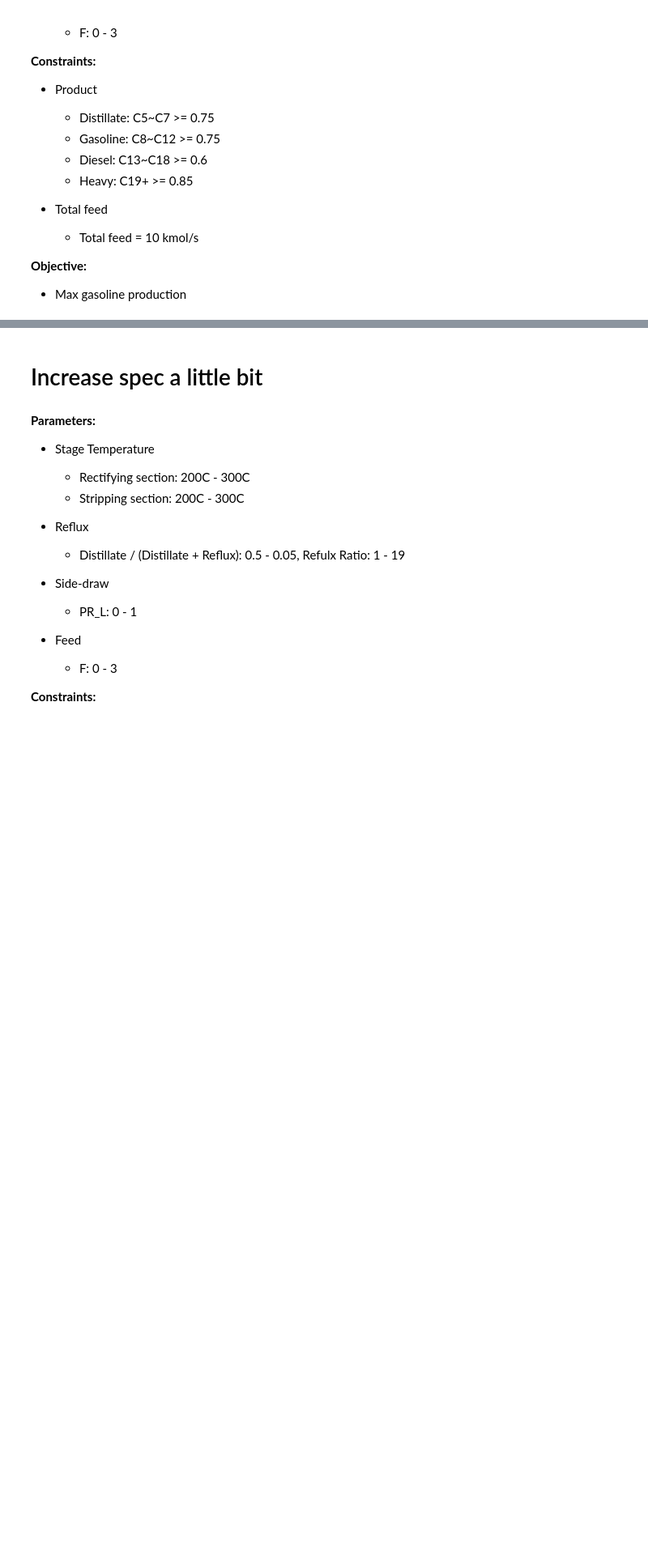
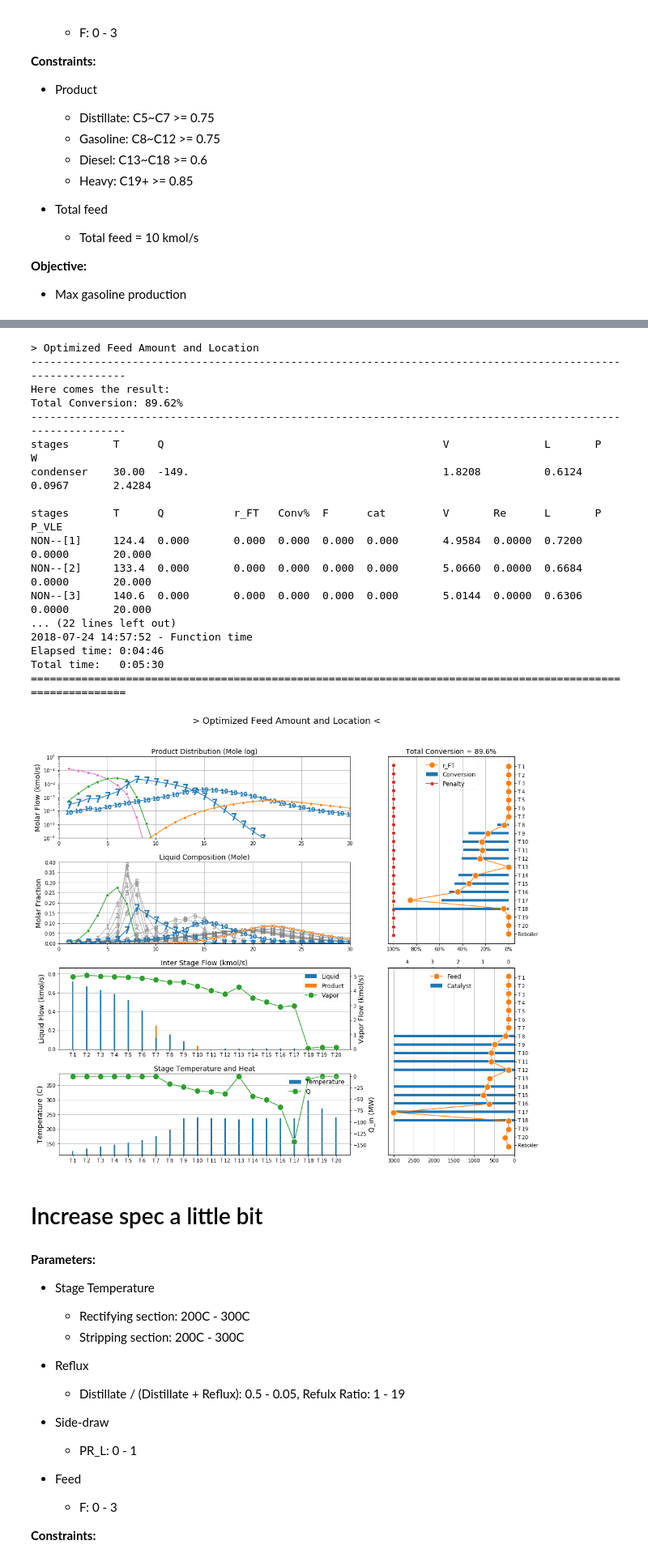
Before and after one commit to naienh/FT-Reactive-Distillation-Pyomo, a Jupyter notebook: showcase/3rd_level/Optimization_Product_Temperature_Reflux_Draw.ipynb, the cells around one changed output, grey strips where cells are left out. Shown at 81% size. Cells and saved outputs as stored; diff of their text form; code cells hidden in the pictures; blank space fills up the shorter version.

Commit message:
demo of MPCC mode switching during optimization

```diff
--- a/showcase/3rd_level/Optimization_Product_Temperature_Reflux_Draw.ipynb
+++ b/showcase/3rd_level/Optimization_Product_Temperature_Reflux_Draw.ipynb
@@ -46,4 +77,4 @@ with open('./log/model/stage_20_base.pickle','rb') as f:
 # %%
-# for j in model.reactive:
-#     model.reactive[j].MPCC.pf.fix(0)
-# model.reboiler.MPCC.pf.fix(0)
+for j in model.reactive:
+    select_MPCC(model.reactive[j],'pf')
+select_MPCC(model.reboiler,'pf')
@@ -63,0 +99,3 @@ opt.options['mu_init'] = 1e-6
+# %%
+model.del_component(model.obj)
+model.obj = augmented_objective(pe,model,expr = sum(model.reactive[j].T for j in model.TRAY_reactive), sense = pe.maximize)
@@ -111,13 +196,13 @@ model.quality_coefficient = pe.Param(within=pe.NonNegativeReals,mutable=True,ini
 # %%
 model.product_spec_con = pe.ConstraintList()
 # %%
-model.product_spec_con.add(expr = sum(model.condenser.x[i] for i in product['napha']) >= \
+model.product_spec_con.add(expr = sum(model.condenser.x[i] for i in m.PRODUCT_cnumber['naphtha']) >= \
                            model.quality_coefficient*0.75*sum(model.condenser.x[i] for i in m.COMP_ORG));
-model.product_spec_con.add(expr = sum(model.reactive[7].x[i] for i in product['gasoline']) >= \
+model.product_spec_con.add(expr = sum(model.reactive[7].x[i] for i in m.PRODUCT_cnumber['gasoline']) >= \
                            model.quality_coefficient*0.75*sum(model.reactive[7].x[i] for i in m.COMP_ORG));
-model.product_spec_con.add(expr = sum(model.reactive[10].x[i] for i in product['diesel']) >= \
+model.product_spec_con.add(expr = sum(model.reactive[10].x[i] for i in m.PRODUCT_cnumber['diesel']) >= \
                            model.quality_coefficient*0.6*sum(model.reactive[10].x[i] for i in m.COMP_ORG));
-model.product_spec_con.add(expr = sum(model.reboiler.x[i] for i in product['heavy']) >= \
+model.product_spec_con.add(expr = sum(model.reboiler.x[i] for i in m.PRODUCT_cnumber['heavy']) >= \
                            model.quality_coefficient*0.85*sum(model.reboiler.x[i] for i in m.COMP_ORG));
 # %% [markdown]
 ### Objective
@@ -126,3 +209,3 @@ model.del_component(model.obj)
 # %%
-model.obj = pe.Objective(expr = model.reactive[7].L['P'] - sum(model.reactive[j].MPCC.pf for j in model.reactive)\
-                                - model.reboiler.MPCC.pf, sense = pe.maximize)
+model.del_component(model.obj)
+model.obj = augmented_objective(pe,model,expr = model.reactive[7].L['P'], sense = pe.maximize)
@@ -222,12 +323,31 @@ update_dual(pe,model)
 # %%
 with HiddenLogs(log_text_dir):
     print('\n>','Optimized Feed Amount and Location')
     print('-'*108)
     beautify(pe,model)
-    check_product_spec(model)
+    # check_product_spec(model)
     log_now()
 
 plot_distribution(model,pdf,'Optimized Feed Amount and Location')
+# %% [output]
+> Optimized Feed Amount and Location
+------------------------------------------------------------------------------------------------------------
+Here comes the result:
+Total Conversion: 89.62%
+------------------------------------------------------------------------------------------------------------
+stages       T      Q                                            V               L       P            W
+condenser    30.00  -149.                                        1.8208          0.6124  0.0967       2.4284
+
+stages       T      Q           r_FT   Conv%  F      cat         V       Re      L       P            P_VLE
+NON--[1]     124.4  0.000       0.000  0.000  0.000  0.000       4.9584  0.0000  0.7200  0.0000       20.000
+NON--[2]     133.4  0.000       0.000  0.000  0.000  0.000       5.0660  0.0000  0.6684  0.0000       20.000
+NON--[3]     140.6  0.000       0.000  0.000  0.000  0.000       5.0144  0.0000  0.6306  0.0000       20.000
+... (22 lines left out)
+2018-07-24 14:57:52 - Function time
+Elapsed time: 0:04:46
+Total time:   0:05:30
+============================================================================================================
+[figure, added]
 # %% [markdown]
 # Increase spec a little bit
 # %% [markdown]
```
Also changed, not shown: parts of 25 cells of this notebook, 3 other files.
